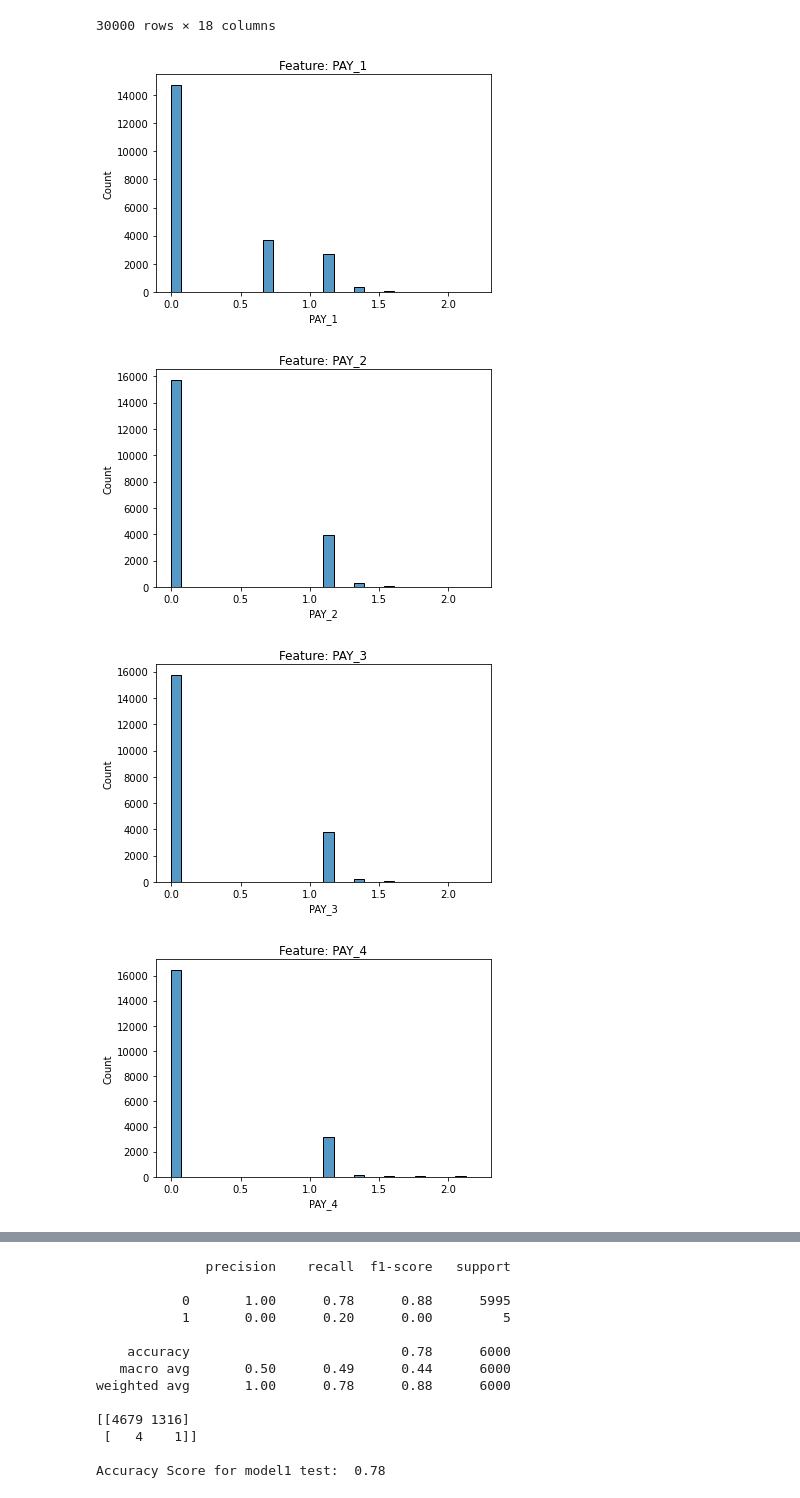
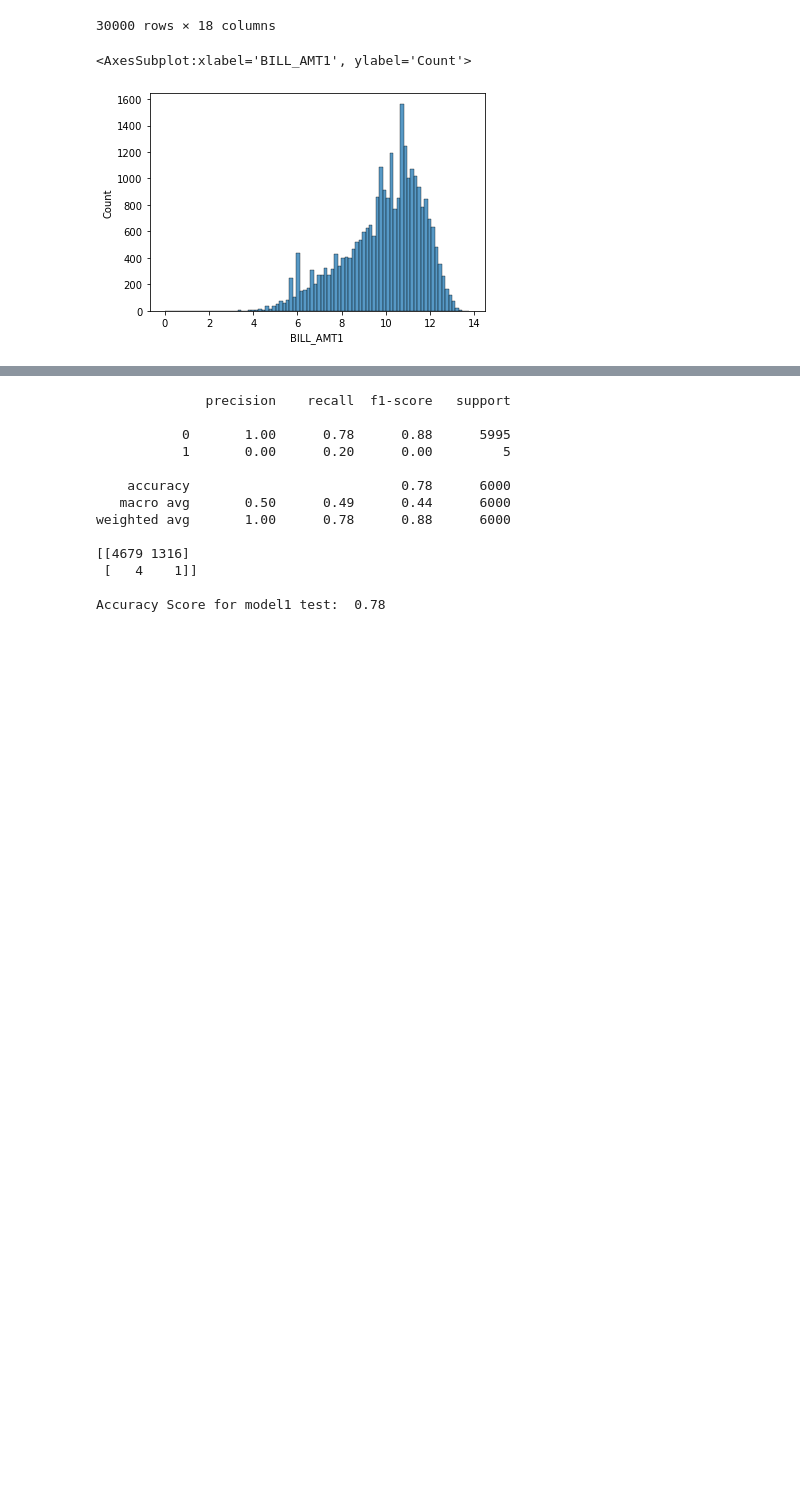
Before and after one commit to apayal/capstone_project, a Jupyter notebook: _notebooks/modelling.ipynb, the cells around one changed output, grey strips where cells are left out. Cells and saved outputs as stored; diff of their text form; code cells hidden in the pictures; blank space fills up the shorter version.

```diff
--- a/_notebooks/modelling.ipynb
+++ b/_notebooks/modelling.ipynb
@@ -35,11 +35,11 @@ c=np.log(credit_df_log)
 # %%
 # for col in c.columns:
 #     plt.figure()
 #     plt.title(f'Feature: {col}')
 #     sns.histplot(c[col],bins=30)
 #     plt.show()
+sns.histplot(c['BILL_AMT1'])
+# seems to be more noramlly distributed now
 # %% [output]
+<AxesSubplot:xlabel='BILL_AMT1', ylabel='Count'>
-[figure, old version]
+[figure, new version]
-[figure, removed]
-[figure, removed]
-[figure, removed]
```
Also changed, not shown: parts of 16 cells of this notebook.
